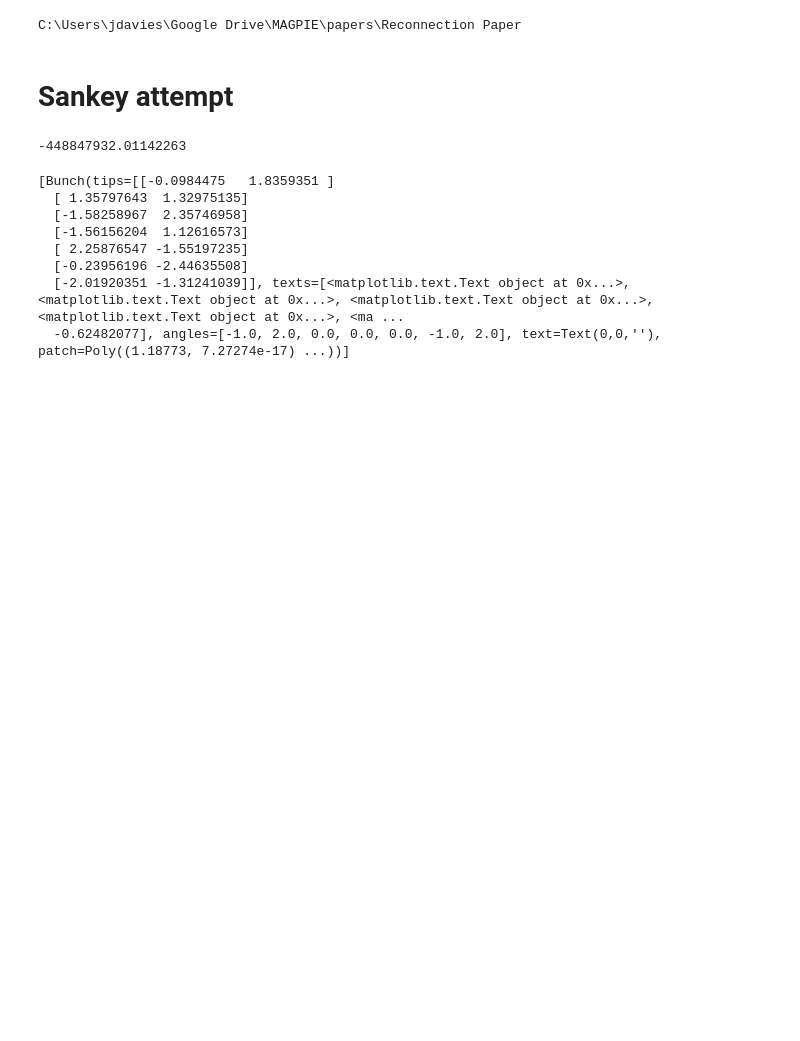
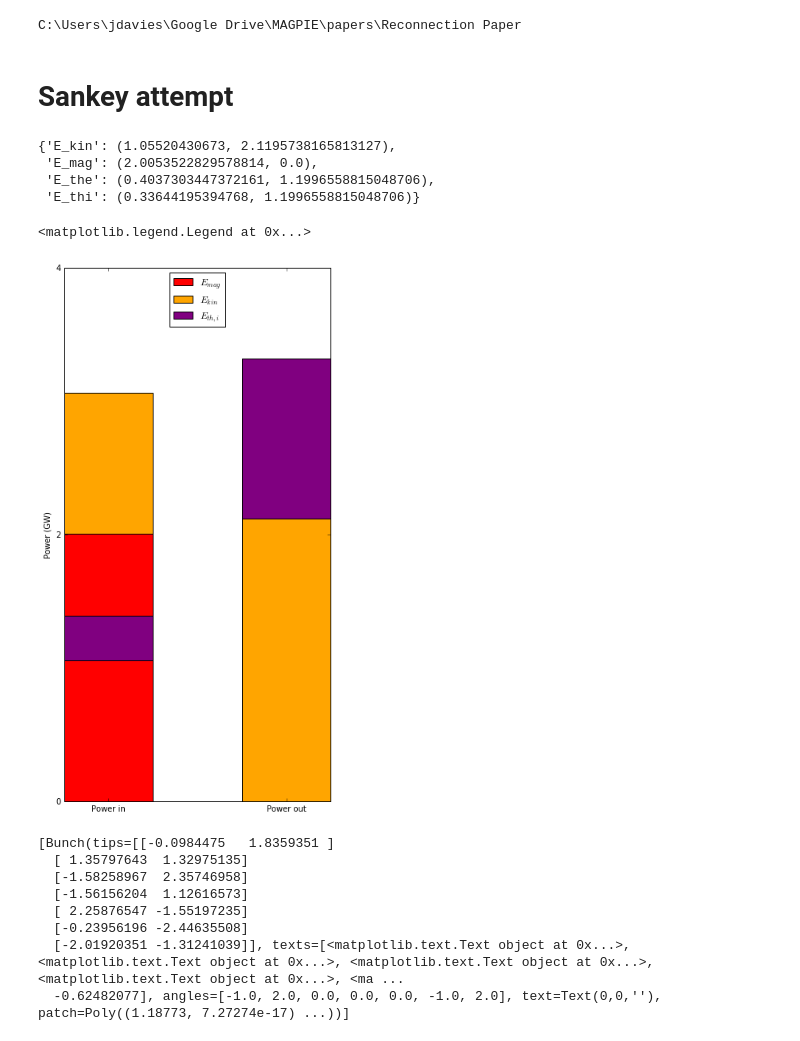
Before and after one commit to jdhare/magpie-analysis, a Jupyter notebook: Figures for Reconnection Paper.ipynb, the cells around one changed output. Saved outputs shown, nothing was run; the diff lists cells and outputs as text; code cells hidden in the pictures; blank space fills up the shorter version.

Commit message:
bar chart for power balance
bug - bars need to have a cumulative bottom set

```diff
--- a/Figures for Reconnection Paper.ipynb
+++ b/Figures for Reconnection Paper.ipynb
@@ -782,6 +782,11 @@ E_mag_in=B**2/(2*c.mu_0)
 E_thi_in=c.k*n_i*T_i
 E_the_in=c.k*n_e*T_e
 
+Energy_in={'E_kin':0.5*m_i*n_i*V**2,
+'E_mag':B**2/(2*c.mu_0),
+'E_thi':c.k*n_i*T_i,
+'E_the':c.k*n_e*T_e}
+
 L=7e-3
 
 flows_in=[E_mag_in*L*V, E_kin_in*L*V, E_thi_in*L*V, E_the_in*L*V]
@@ -792,6 +797,7 @@ Q_in=E_in*L*V
 
 V=130e3
 n_e=6e17*1e6#m^3
+B=0
 Z=6
 n_i=n_e/Z
 T_e=100*11604#K
@@ -800,6 +806,11 @@ T_i=600*11604#K
 E_kin_out=0.5*m_i*n_i*V**2
 E_thi_out=c.k*n_i*T_i
 E_the_out=c.k*n_e*T_e
+
+Energy_out={'E_kin':0.5*m_i*n_i*V**2,
+'E_mag':B**2/(2*c.mu_0),
+'E_thi':c.k*n_i*T_i,
+'E_the':c.k*n_e*T_e}
 
 E_out=sum([E_kin_out, E_thi_out, E_the_out])
 
@@ -814,10 +825,43 @@ l=labels_in+labels_out
 
 o=len(flows_in)*[0]+len(flows_out)*[0]
 o=[0,1,-1,-1,1,0,-1]
-# %%
-Q_in-Q_out
-# %% [output]
--448847932.01142263
+# %%
+power_bar
+# %% [output]
+{'E_kin': (1.05520430673, 2.1195738165813127),
+ 'E_mag': (2.0053522829578814, 0.0),
+ 'E_the': (0.4037303447372161, 1.1996558815048706),
+ 'E_thi': (0.33644195394768, 1.1996558815048706)}
+# %%
+power_bar={}
+
+rate_in=L*50e3*1.6e-3
+rate_out=d*130e3*1.6e-3
+
+for k in Energy_in.keys():
+    power_bar[k]=(rate_in*Energy_in[k]/1e6,rate_out*Energy_out[k]/1e6)
+
+width = 0.5       # the width of the bars: can also be len(x) sequence
+
+fig, ax=plt.subplots(figsize=(6,12))
+
+ax.bar((0,1), power_bar['E_mag'], width, color='red', label=r'$E_{mag}$')
+ax.bar((0,1), power_bar['E_kin'], width,bottom=power_bar['E_mag'], color='orange', label=r'$E_{kin}$')
+ax.bar((0,1), power_bar['E_thi'], width, bottom=power_bar['E_kin'], color='purple', label=r'$E_{th,i}$')
+#ax.bar((0,1), power_bar['E_the'], width, bottom=power_bar['E_thi'], color='blue', label=r'$E_{th,e}$')
+
+ax.set_xticks([width/2.0,1+width/2.0])
+ax.set_xticklabels(['Power in','Power out'])
+ax.set_xlim(0,1.5)
+
+
+ax.set_yticks([0,2,4])
+ax.set_ylabel('Power (GW)')
+
+ax.legend(loc=9)
+# %% [output]
+<matplotlib.legend.Legend at 0x...>
+[figure, added]
 # %%
 fig,ax = plt.subplots(figsize=(12,12))
 
```
Also changed, not shown: parts of 1 cell of this notebook.
